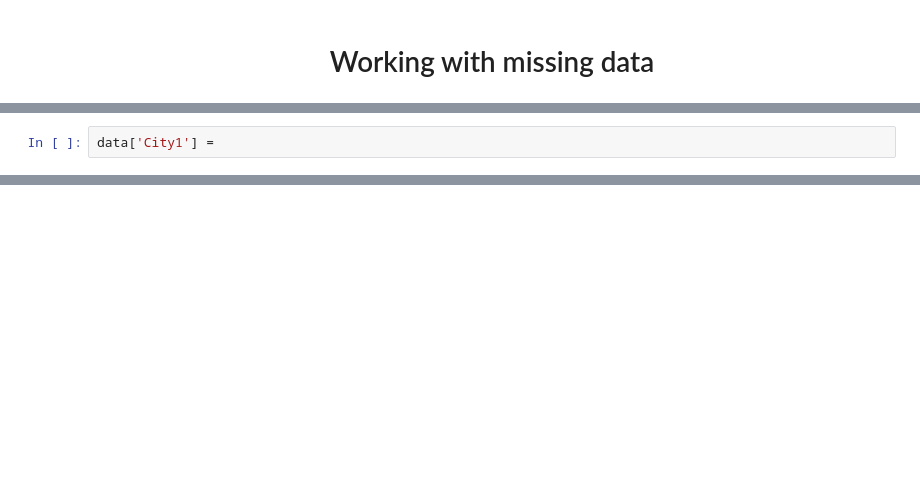
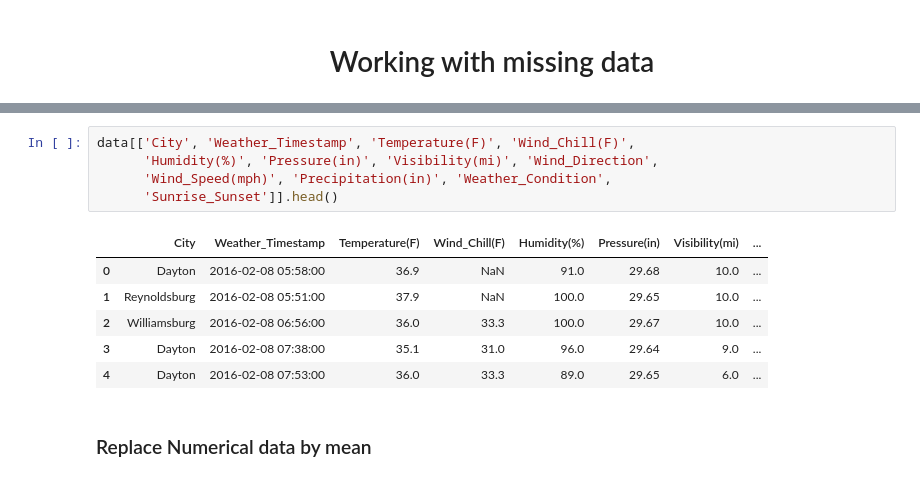
Before and after one commit to hamzaKhouya/USA_accidents, a Jupyter notebook: Data Analysis.ipynb, the cells around one changed output, grey strips where cells are left out. Saved outputs shown, nothing was run; the diff lists cells and outputs as text; blank space fills up the shorter version.

```diff
--- a/Data Analysis.ipynb
+++ b/Data Analysis.ipynb
@@ -202,2 +220,0 @@ data['City'].value_counts().idxmax()
-# %%
-data['City1'] =
@@ -218,0 +221,14 @@ NameError: name 'df' is not defined
+# %%
+data[['City', 'Weather_Timestamp', 'Temperature(F)', 'Wind_Chill(F)',
+      'Humidity(%)', 'Pressure(in)', 'Visibility(mi)', 'Wind_Direction',
+      'Wind_Speed(mph)', 'Precipitation(in)', 'Weather_Condition',
+      'Sunrise_Sunset']].head()
+# %% [output]
+|  | City | Weather_Timestamp | Temperature(F) | Wind_Chill(F) | Humidity(%) | Pressure(in) | Visibility(mi) | ... |
+| 0 | Dayton | 2016-02-08 05:58:00 | 36.9 | NaN | 91.0 | 29.68 | 10.0 | ... |
+| 1 | Reynoldsburg | 2016-02-08 05:51:00 | 37.9 | NaN | 100.0 | 29.65 | 10.0 | ... |
+| 2 | Williamsburg | 2016-02-08 06:56:00 | 36.0 | 33.3 | 100.0 | 29.67 | 10.0 | ... |
+| 3 | Dayton | 2016-02-08 07:38:00 | 35.1 | 31.0 | 96.0 | 29.64 | 9.0 | ... |
+| 4 | Dayton | 2016-02-08 07:53:00 | 36.0 | 33.3 | 89.0 | 29.65 | 6.0 | ... |
+# %% [markdown]
+### Replace Numerical data by mean
```
Also changed, not shown: parts of 19 cells of this notebook, 1 other file.
